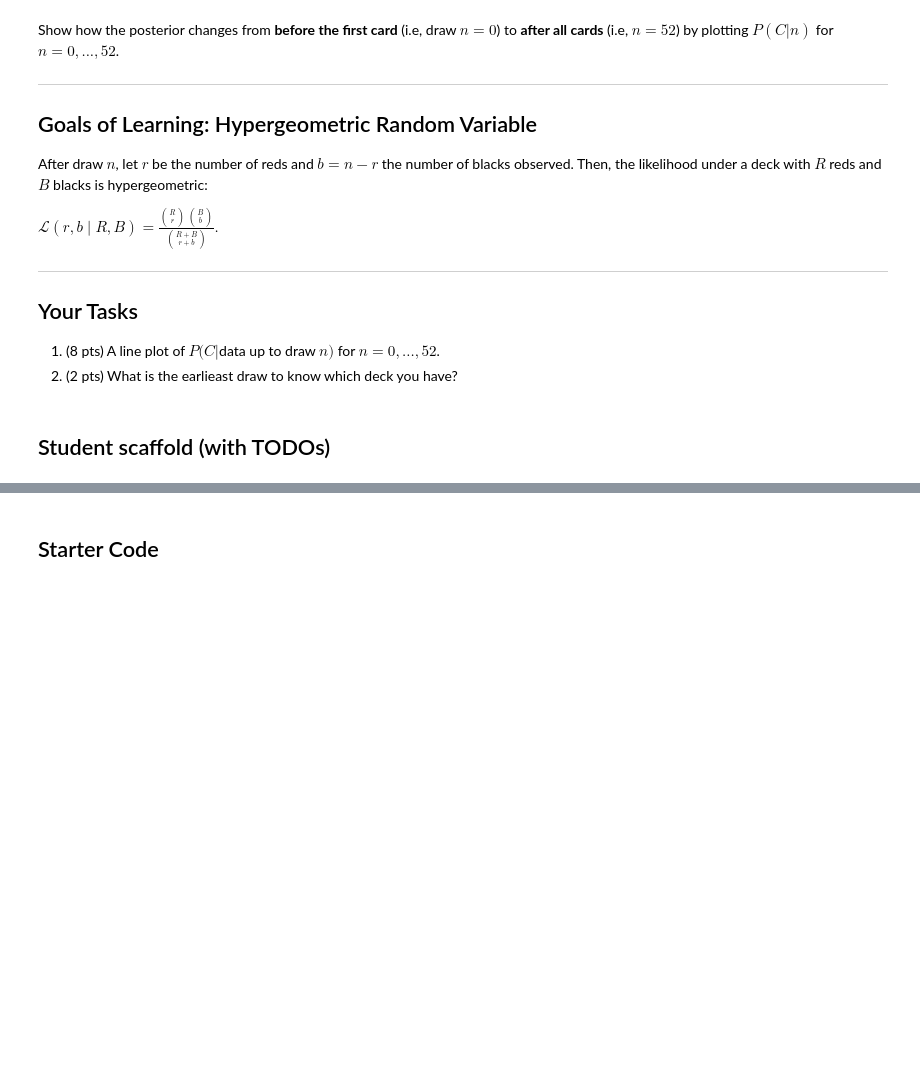
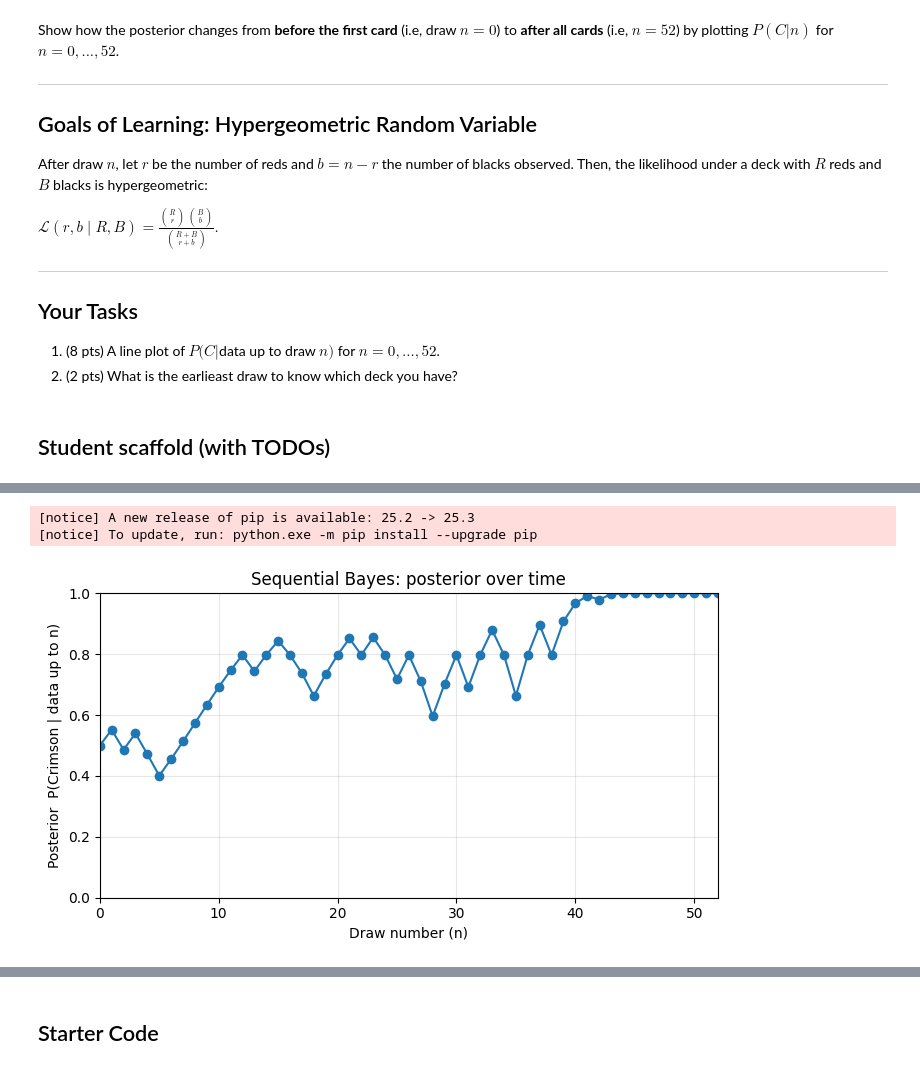
Before and after one commit to CerebrumCoder/TP1-StatProb, a Jupyter notebook: 2406495451_2406348282_2406408395_TP1.ipynb, the cells around one changed output, grey strips where cells are left out. Cells and saved outputs as stored; diff of their text form; code cells hidden in the pictures; blank space fills up the shorter version.

Commit message:
Neal's Solution Number 3 & 4

```diff
--- a/2406495451_2406348282_2406408395_TP1.ipynb
+++ b/2406495451_2406348282_2406408395_TP1.ipynb
@@ -349,6 +349,10 @@ $\mathcal{L}(r,b \mid R,B)
 # %% [markdown]
 ## Student scaffold (with TODOs)
 # %%
+# Neal Guarddin
+# Import dari template soal
+%pip install -q matplotlib
+%matplotlib inline
 import numpy as np
 import matplotlib.pyplot as plt
 from math import comb
@@ -361,13 +365,19 @@ R_C, B_C = 32, 20    # Crimson
 prior_C = 0.5
 
 # --- Choose a true deck for this run (set to "C" or "S") ---
-true_deck = "C"  # Change to "S" to test the other case.
+true_deck = "C"  # Change to "S" to test the other case. Ini untuk ganti test case
 
 # --- Build and shuffle the true deck (list of "R"/"B") ---
 def build_deck(true_deck="C", seed=7):
+
+    # Validasi input karena isinya harus entah tes Crimson atau Standard
     if true_deck not in ("C","S"):
         raise ValueError("true_deck must be 'C' or 'S'")
+
     # TODO: construct the deck list with the correct counts; then shuffle with RNG.
+    deck = (["R"] * (R_C if true_deck == "C" else R_S) + ["B"] * (B_C if true_deck == "C" else B_S))
+
+    # Sudah dibuat deck listnya, lalu di shuffle agar reproducible
     rng = np.random.default_rng(seed)
     rng.shuffle(deck)
     return deck
@@ -376,29 +386,80 @@ def build_deck(true_deck="C", seed=7):
 def log_hypergeom_likelihood(R, B, r, b):
     """
     log P(see r reds and b blacks in n=r+b draws without replacement | R,B in deck)
+
+    log P(lihat r merah & b hitam dalam n = r + b draw tanpa penggantian | deck punya R merah & B hitam)
+    Rumus Hypergeometrik: (C(R, r) * C(B, b)) / C(R + B, n)
     """
     n = r + b
     # TODO: log likelihood of the hypergeometric random variables
-    return 0.0
+    # Validasi dulu, apakah r dan b = 0? nilai r dan b juga harus lebih kecil dari R serta B agar dapat berjalannya perhitungan matematis
+    if r < 0 or b < 0 or r > R or b > B:
+        # Intinya ngasih tahu bakal jadi negative infinity (bawaan dari package numpy)
+        return -np.inf
+
+    return (
+        # Kenapa pake log? karena kan perkalian log dihasilkan dari + serta pembagian dihasilkan dari -. Oleh karena itu, supaya perkalian dan pembagian hypergeometrik bisa dilakukan
+        # caranya pakai pendekatan log
+        np.log(comb(R, r)) + np.log(comb(B, b)) - np.log(comb(R + B, n))
+    )
 
 # --- Posterior updater using Bayes in log-space for stability ---
 def posterior_C_after(r, b, prior=prior_C):
     """
     Return P(C | r reds, b blacks) with prior P(C)=prior.
+
+    Kembalikan P(Crimson | r merah, b hitam) dengan prior P(C) = prior.
+    Kita pakai log-sum-exp agar numeriknya stabil
     """
     # TODO: compute log-likelihoods under C and S
     # TODO: combine with log-prior, normalize safely, and return posterior for C
-    return 0.5
+    llC = log_hypergeom_likelihood(R_C, B_C, r, b) + np.log(prior)
+    llS = log_hypergeom_likelihood(R_S, B_S, r, b) + np.log(1.0 - prior)
+    m = max(llC, llS)
+    wC = np.exp(llC - m)
+    wS = np.exp(llS - m)
+
+    return float(wC / (wC + wS))
+    # Bayes: posterior ∝ likelihood × prior, lalu dinormalisasi. log-sum-exp mencegah underflow/overflow.
 
 # --- Run the single reveal sequence; record posterior after each draw ---
+deck = build_deck(true_deck=true_deck, seed=7)
+
 r = b = 0
 posteriors = [prior_C]   # include n=0
 draw_idx   = [0]
+
+# inisialisasi untuk Task 2
+earliest_n    = None
+earliest_deck = None
+
 # TODO: iterate over the 52 cards, update r/b, compute posterior, append to lists
+# enumerate mempermudah hidup wakkaa, setiap list udah dikasih index langsun
+for i, card in enumerate(deck, start=1):
+    if card == "R":
+        r += 1
+    else:
+        b += 1
+
+    impossible_S = (r > R_S) or (b > B_S)   # Standard punya 26/26
+    impossible_C = (r > R_C) or (b > B_C)   # Crimson punya 32/20
+    if earliest_n is None and (impossible_S or impossible_C):
+        earliest_n = i
+        earliest_deck = "Crimson" if impossible_S else "Standard"
+
+    # rekam posterior untuk plot (Task 1)
+    posteriors.append(posterior_C_after(r, b))
+    draw_idx.append(i)
+    # Ini loop pembukaan kartu 1-per-1: update hitungan r/b, hitung posterior tiap langkah untuk digambar.
+
 
 # --- Plot posterior vs draw index (0..52) ---
+# Task Nomor 1
+print("--- Task Number 1: Plot posterior vs draw index (0..52) ---")
 plt.figure(figsize=(7,4))
 # TODO: plot draw_idx vs posteriors as a line with markers
+plt.plot(draw_idx, posteriors, marker='o') #Task 1
+plt.xlim(0, N)
 plt.xlabel("Draw number (n)")
 plt.ylabel("Posterior  P(Crimson | data up to n)")
 plt.title("Sequential Bayes: posterior over time")
@@ -408,5 +469,12 @@ plt.tight_layout()
 plt.show()
 
 # --- Print the final counts and posterior ---
-# print(f"Final r={r}, b={b}, posterior P(C|all)={posteriors[-1]:.6f}")
+print(f"Final r={r}, b={b}, posterior P(C|all)={posteriors[-1]:.6f}")
 # Explain briefly: each step used a hypergeometric likelihood.
+
+# Task Nomor 2: Earliest draw to know the deck
+if earliest_n is not None:
+    print(f"Earliest draw to know the deck: n={earliest_n}, deck={earliest_deck}")
+else:
+    print("Belum pasti sampai akhir (tidak ada draw yang membuat salah satu dek mustahil).")
+# %% [output]
@@ -412,0 +483,3 @@ plt.show()
+[notice] A new release of pip is available: 25.2 -> 25.3
+[notice] To update, run: python.exe -m pip install --upgrade pip
+[figure, added]
```
Also changed, not shown: parts of 3 cells of this notebook.
